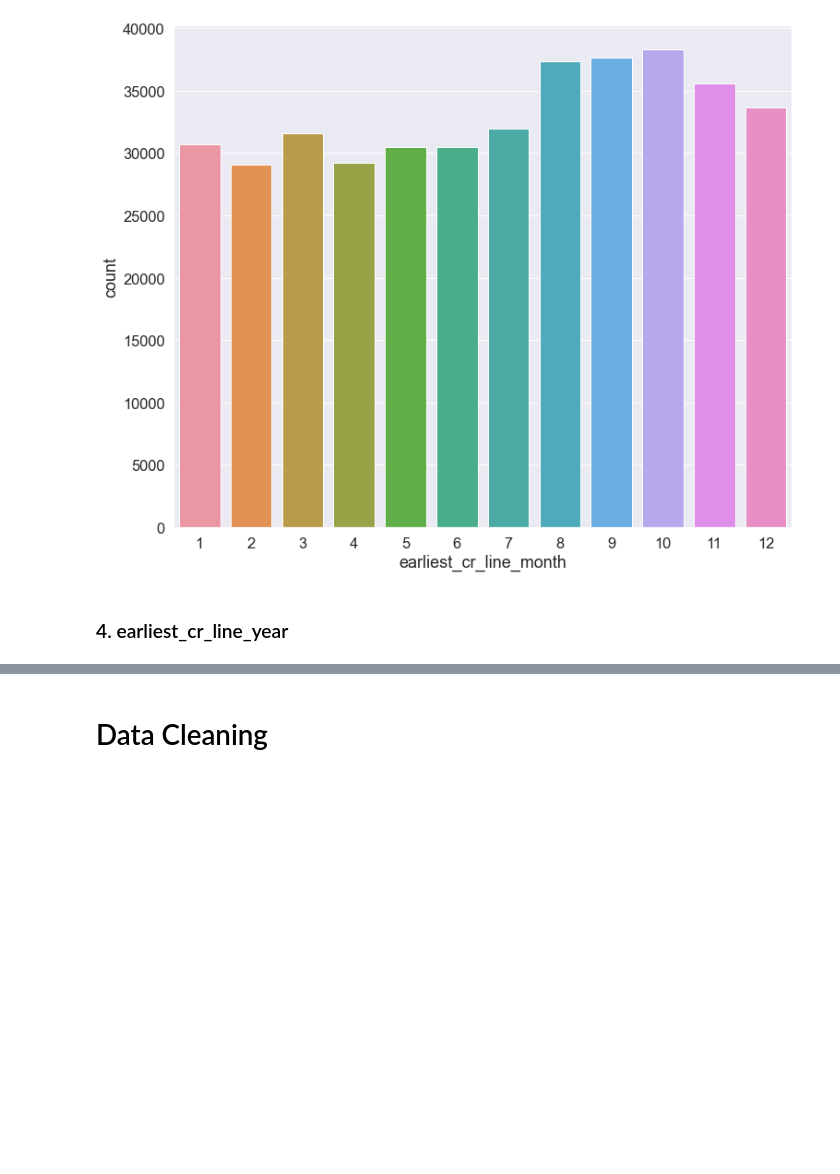
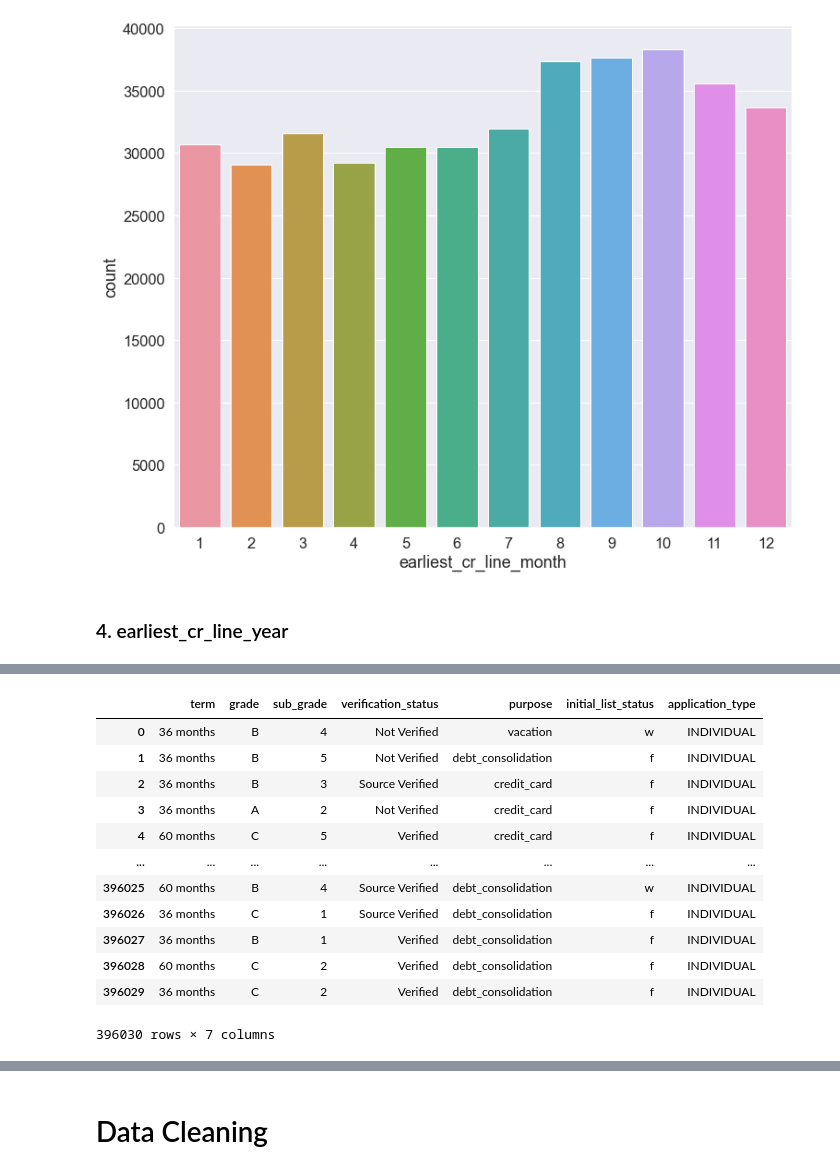
Before and after one commit to Ganesh4693/Lending-Club, a Jupyter notebook: lending.ipynb, the cells around one changed output, grey strips where cells are left out. Saved outputs shown, nothing was run; the diff lists cells and outputs as text; code cells hidden in the pictures; blank space fills up the shorter version.

```diff
--- a/lending.ipynb
+++ b/lending.ipynb
@@ -1206,0 +1374,4 @@ sns.histplot(data3.earliest_cr_line_year,bins=100)
+# %%
+data4=data3.copy()
+# %%
+data4.drop(['emp_title','title','address','issue_d_month','earliest_cr_line_month'],axis=1,inplace=True)
@@ -1206,0 +1464,16 @@ sns.histplot(data3.earliest_cr_line_year,bins=100)
+# %%
+data5.select_dtypes('object').drop(['emp_length','home_ownership'],axis=1)
+# %% [output]
+|  | term | grade | sub_grade | verification_status | purpose | initial_list_status | application_type |
+| 0 | 36 months | B | 4 | Not Verified | vacation | w | INDIVIDUAL |
+| 1 | 36 months | B | 5 | Not Verified | debt_consolidation | f | INDIVIDUAL |
+| 2 | 36 months | B | 3 | Source Verified | credit_card | f | INDIVIDUAL |
+| 3 | 36 months | A | 2 | Not Verified | credit_card | f | INDIVIDUAL |
+| 4 | 60 months | C | 5 | Verified | credit_card | f | INDIVIDUAL |
+| ... | ... | ... | ... | ... | ... | ... | ... |
+| 396025 | 60 months | B | 4 | Source Verified | debt_consolidation | w | INDIVIDUAL |
+| 396026 | 36 months | C | 1 | Source Verified | debt_consolidation | f | INDIVIDUAL |
+| 396027 | 36 months | B | 1 | Verified | debt_consolidation | f | INDIVIDUAL |
+| 396028 | 60 months | C | 2 | Verified | debt_consolidation | f | INDIVIDUAL |
+| 396029 | 36 months | C | 2 | Verified | debt_consolidation | f | INDIVIDUAL |
+396030 rows × 7 columns
```
Also changed, not shown: parts of 106 cells of this notebook.
